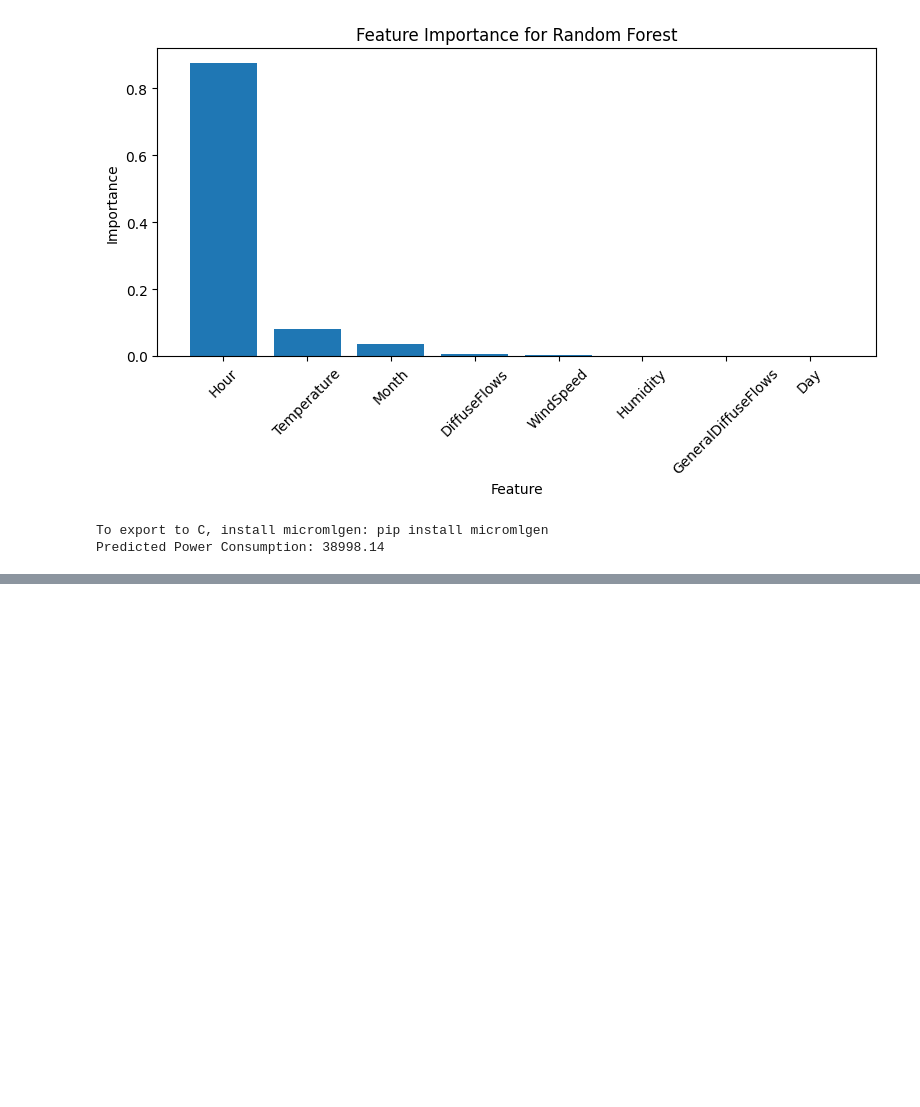
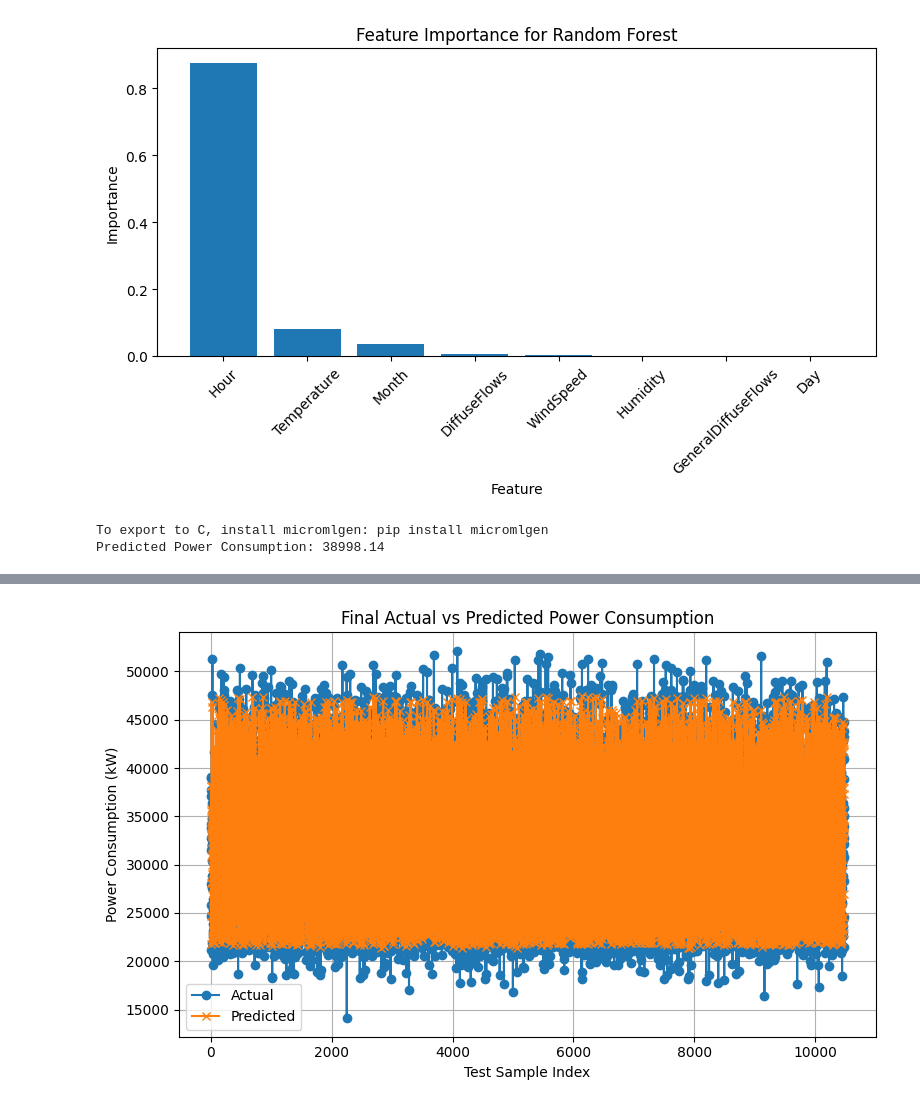
Before and after one commit to aditya2k5/Forecasting-electric-load-using_ML, a Jupyter notebook: Load_prediction_best_model.ipynb, the cells around one changed output, grey strips where cells are left out. Cells and saved outputs as stored; diff of their text form; code cells hidden in the pictures; blank space fills up the shorter version.

```diff
--- a/Load_prediction_best_model.ipynb
+++ b/Load_prediction_best_model.ipynb
@@ -1665,0 +2461,82 @@ R² Score: 0.88
+# %%
+import numpy as np
+import pandas as pd
+import matplotlib.pyplot as plt
+from sklearn.ensemble import RandomForestRegressor
+from sklearn.metrics import mean_squared_error, r2_score, mean_absolute_error
+from sklearn.preprocessing import StandardScaler
+from sklearn.model_selection import train_test_split
+import warnings
+warnings.filterwarnings('ignore')
+
+# -------- Feature Engineering --------
+df['TempHumid'] = df['Temperature'] * df['Humidity']
+df['Wind_Diff'] = df['WindSpeed'] * df['DiffuseFlows']
+df['Hour_squared'] = df['Hour'] ** 2
+df['Temp_to_Diff'] = df['Temperature'] / (df['DiffuseFlows'] + 1)
+df['TimeFactor'] = df['Hour'] * df['Month']
+df['WindSeason'] = df['WindSpeed'] * df['Month']  # NEW
+
+# Final features (10 total)
+features = [
+    'Temperature', 'Humidity', 'WindSpeed',
+    'TempHumid', 'Wind_Diff', 'Hour_squared',
+    'Temp_to_Diff', 'TimeFactor', 'WindSeason',
+    'Month'
+]
+X = df[features]
+y = df['PowerConsumption_Zone1']
+
+# Scaling
+scaler_X = StandardScaler()
+X_scaled = scaler_X.fit_transform(X)
+
+scaler_y = StandardScaler()
+y_scaled = scaler_y.fit_transform(y.values.reshape(-1, 1)).flatten()
+
+# Split
+X_train, X_test, y_train, y_test = train_test_split(
+    X_scaled, y_scaled, test_size=0.2, random_state=42
+)
+
+# ------- Final Random Forest --------
+model = RandomForestRegressor(
+    n_estimators=25,
+    max_depth=9,
+    min_samples_split=6,        # tighter fit
+    min_samples_leaf=5,
+    max_features=0.4,           # slightly higher
+    random_state=42
+)
+model.fit(X_train, y_train)
+
+# ------- Evaluate --------
+y_pred_scaled = model.predict(X_test)
+y_pred = scaler_y.inverse_transform(y_pred_scaled.reshape(-1, 1)).flatten()
+y_test_orig = scaler_y.inverse_transform(y_test.reshape(-1, 1)).flatten()
+
+mse = mean_squared_error(y_test_orig, y_pred)
+rmse = np.sqrt(mse)
+mae = mean_absolute_error(y_test_orig, y_pred)
+mape = np.mean(np.abs((y_test_orig - y_pred) / np.where(y_test_orig == 0, 1, y_test_orig))) * 100
+r2 = r2_score(y_test_orig, y_pred)
+
+print("\n✅ FINAL Evaluation:")
+print(f"MSE: {mse:.2f} kW²")
+print(f"RMSE: {rmse:.2f} kW")
+print(f"MAE: {mae:.2f} kW")
+print(f"MAPE: {mape:.2f}%")
+print(f"R² Score: {r2:.4f}")
+
+# ------- Plot --------
+plt.figure(figsize=(8, 5))
+plt.plot(y_test_orig, label='Actual', marker='o')
+plt.plot(y_pred, label='Predicted', marker='x')
+plt.title('Final Actual vs Predicted Power Consumption')
+plt.xlabel('Test Sample Index')
+plt.ylabel('Power Consumption (kW)')
+plt.legend()
+plt.grid(True)
+plt.tight_layout()
+plt.show()
+# %% [output]
@@ -1665,0 +2549 @@ R² Score: 0.88
+[figure, added]
```
Also changed, not shown: parts of 11 cells of this notebook.
